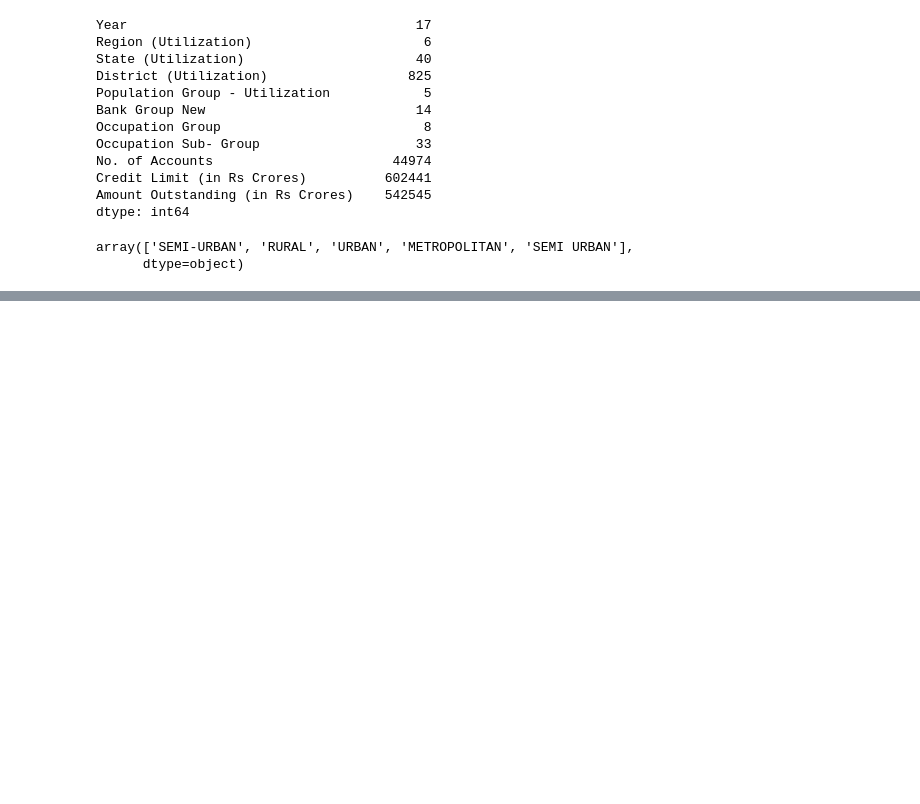
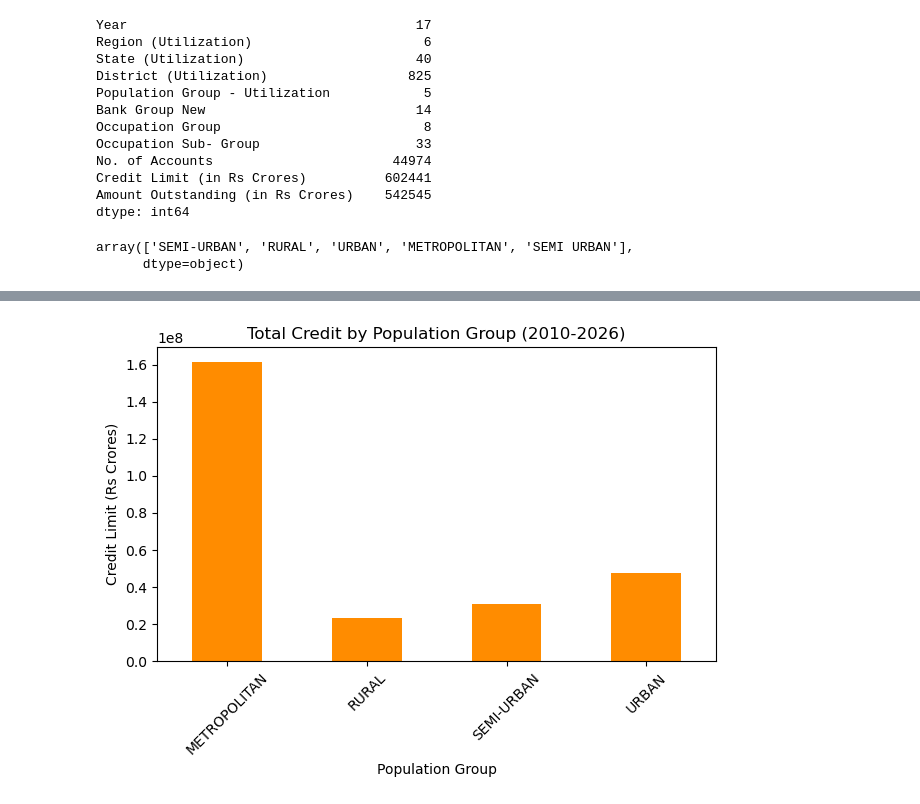
Before and after one commit to Aditi2612/financial-inclusion-india, a Jupyter notebook: 01_load_and_combine.ipynb, the cells around one changed output, grey strips where cells are left out. Drawn from its saved outputs; the diff is of its cells as text; code cells hidden in the pictures; blank space fills up the shorter version.

```diff
--- a/01_load_and_combine.ipynb
+++ b/01_load_and_combine.ipynb
@@ -198,0 +236,11 @@ df.groupby('Population Group - Utilization')['Credit Limit'].sum()
+# %%
+credit = df.groupby('Population Group - Utilization')['Credit Limit (in Rs Crores)'].sum()
+credit.plot(kind='bar', color='darkorange')
+plt.title('Total Credit by Population Group (2010-2026)')
+plt.ylabel('Credit Limit (Rs Crores)')
+plt.xlabel('Population Group')
+plt.xticks(rotation=45)
+plt.tight_layout()
+plt.show()
+# %% [output]
+[figure, added]
```
Also changed, not shown: parts of 6 cells of this notebook.
